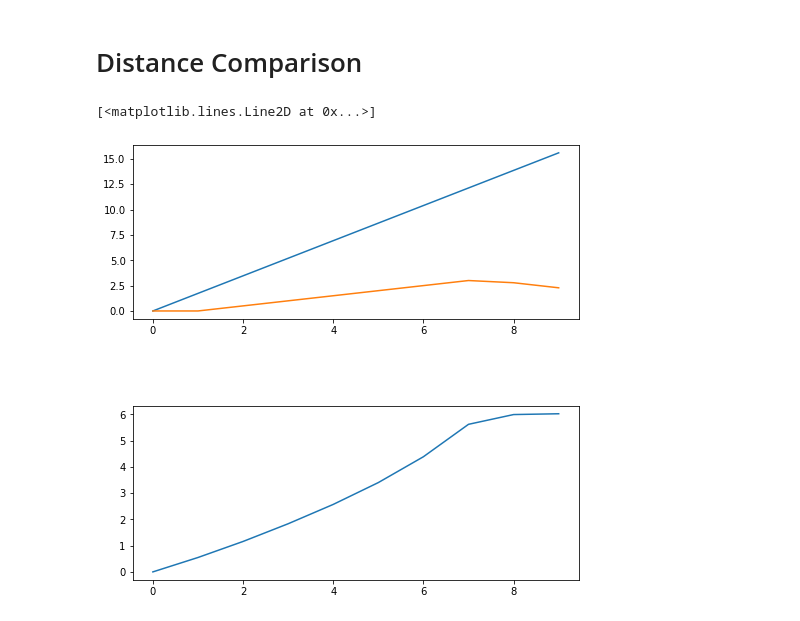
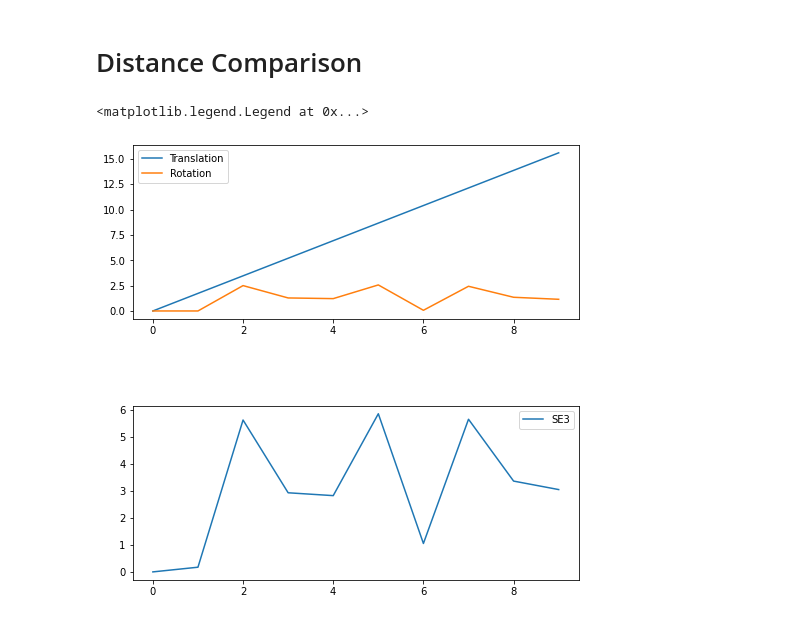
Before and after one commit to ethz-asl/fgsp, a Jupyter notebook: src/se3_test.ipynb, the cells around one changed output. Cells and saved outputs as stored; diff of their text form; code cells hidden in the pictures.

```diff
--- a/src/se3_test.ipynb
+++ b/src/se3_test.ipynb
@@ -62,10 +62,10 @@ def compute_se3_diff_weighted(T, T2):
     pose2 = SE3.from_matrix(T2)
     Xi_12 = (pose1.inv().dot(pose2)).log()
     W = np.eye(4,4)
-    W[0,0] = 0.4
-    W[1,1] = 0.4
-    W[2,2] = 0.1
-    W[3,3] = 0.1
+    W[0,0] = 10
+    W[1,1] = 10
+    W[2,2] = 0.01
+    W[3,3] = 0.01
     inner = np.trace(np.matmul(np.matmul(SE3.wedge(Xi_12),W),SE3.wedge(Xi_12).transpose()))
     return np.sqrt(inner)
 def compute_se3_diff(T, T2):
@@ -86,7 +86,7 @@ def update_rot(T, angle):
 T0 = create_SE3_pose(np.array([0,0,0]), 0.0)
 T_pert = create_SE3_pose(np.array([0,0,0]), 0.0)
 trans_incr = np.array([1,1,1])
-rot_incr = 0.5
+rot_incr = 2.5
 
 n_incr = 10
 trans_distance_R3 = np.zeros((n_incr, 1))
@@ -102,10 +102,12 @@ for i in range(0, n_incr):
 # %%
 fig, axes = plt.subplots(2, 1, figsize=(8, 8))
 fig.subplots_adjust(hspace=0.5)
 
-axes[0].plot(range(0,n_incr), trans_distance_R3, '-')
-axes[0].plot(range(0,n_incr), rot_distance_rodr, '-')
-axes[1].plot(range(0,n_incr), trans_distance_SE3, '-')
+axes[0].plot(range(0,n_incr), trans_distance_R3, '-', label='Translation')
+axes[0].plot(range(0,n_incr), rot_distance_rodr, '-', label='Rotation')
+axes[1].plot(range(0,n_incr), trans_distance_SE3, '-', label='SE3')
+axes[0].legend()
+axes[1].legend()
 # %% [output]
-[<matplotlib.lines.Line2D at 0x...>]
+<matplotlib.legend.Legend at 0x...>
-[figure, old version]
+[figure, new version]
```
Also changed, not shown: parts of 2 cells of this notebook, 3 other files.
